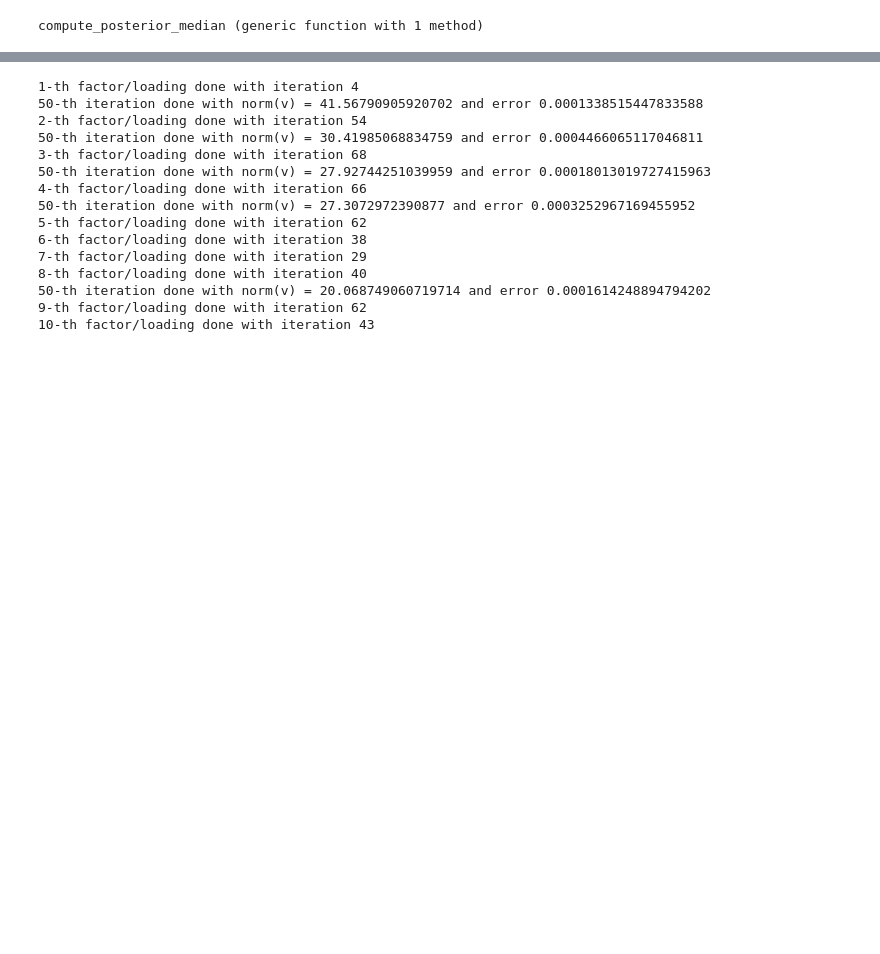
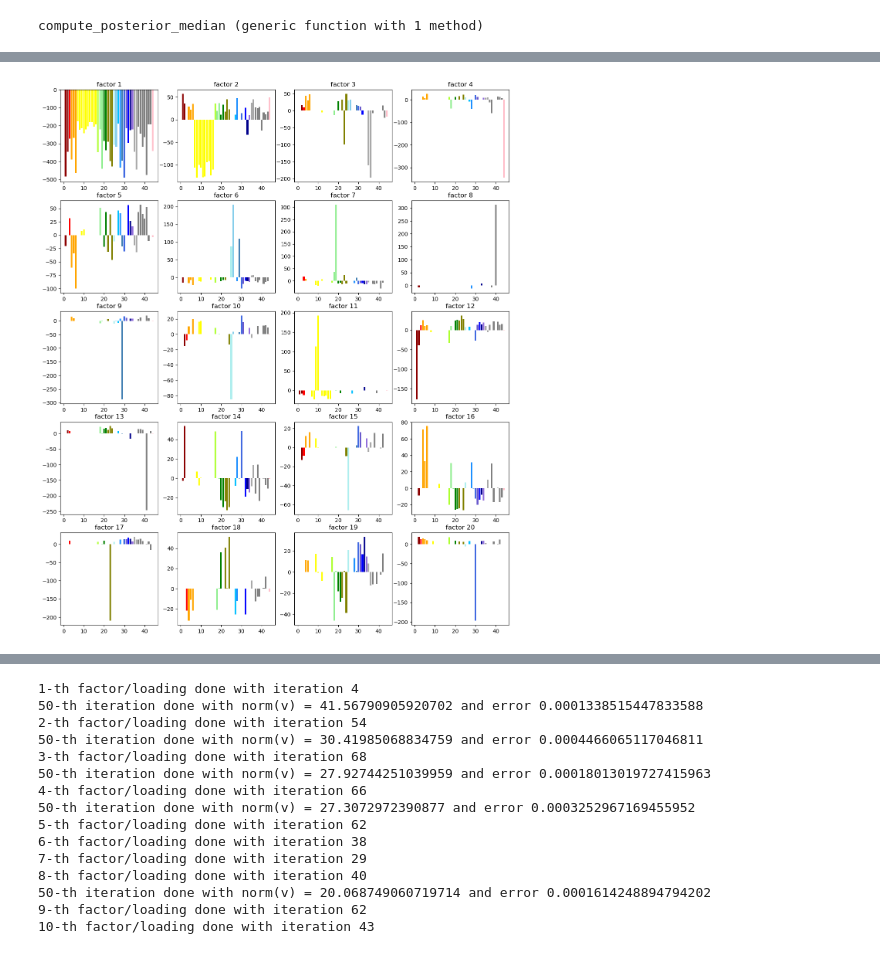
Before and after one commit to youngseok-kim/EBSPCA, a Jupyter notebook: gtex_ebspca_longdim.ipynb, the cells around one changed output, grey strips where cells are left out. Cells and saved outputs as stored; diff of their text form; code cells hidden in the pictures; blank space fills up the shorter version.

```diff
--- a/gtex_ebspca_longdim.ipynb
+++ b/gtex_ebspca_longdim.ipynb
@@ -178,0 +162,14 @@ savefig("F1.pdf")
+# %%
+col =  [:darkred; :darkred; :red; :orange; :orange; :orange; repeat([:yellow], inner = 10);
+        :greenyellow; :lightgreen; :lightgreen; :green; :green; :olive; :olive; :olive;
+        :paleturquoise; :skyblue; :deepskyblue; :dodgerblue; :steelblue; :royalblue; :slateblue; :blue;
+        :darkblue; :mediumpurple; :darkgray; :darkgray; repeat([:gray], inner = 7); :pink]
+fig, ax = subplots(5,4, figsize = (15,18))
+for i = 1:20
+    subplot(5,4,i);
+    bar(1:44, factor[:,i], color = col);
+    title("factor $i")
+end
+savefig("F1.pdf")
+# %% [output]
+[figure, added]
```
Also changed, not shown: parts of 8 cells of this notebook, 3 other files.
